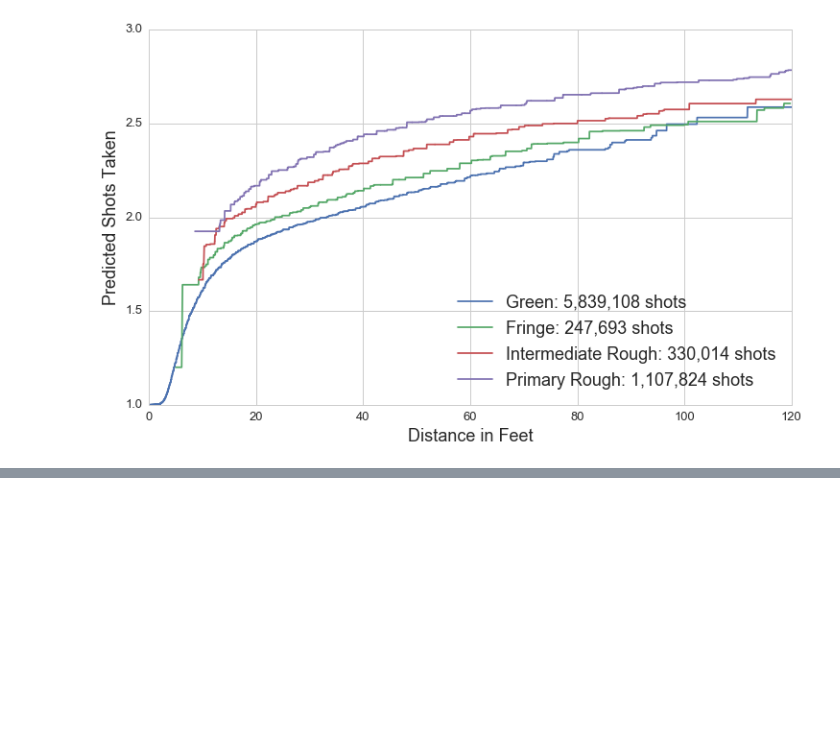
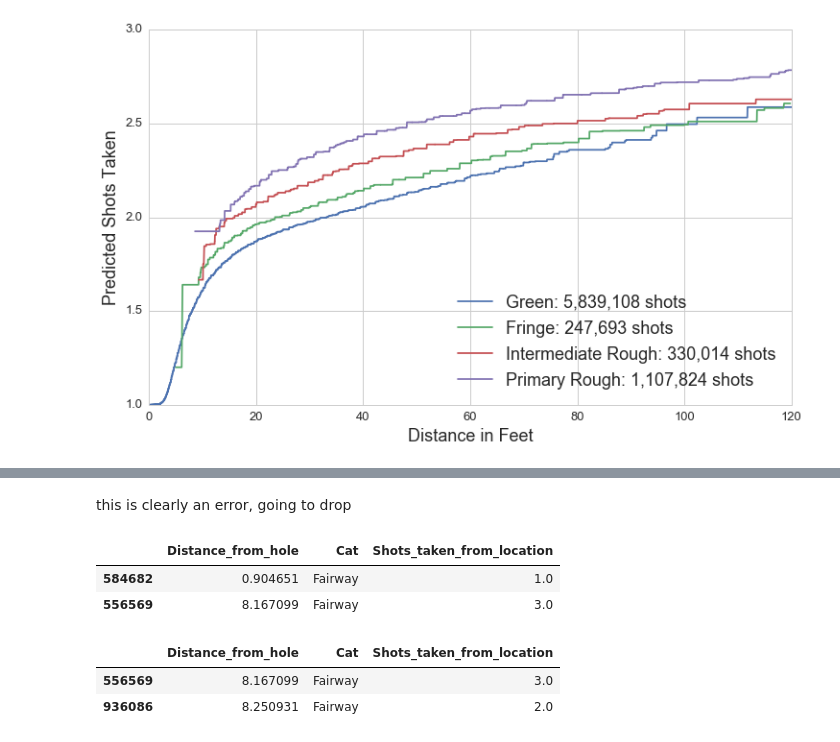
Before and after one commit to adamwlev/StrokesGained2, a Jupyter notebook: PaperStuff/Visualization.ipynb, the cells around one changed output, grey strips where cells are left out. Drawn from its saved outputs; the diff is of its cells as text; code cells hidden in the pictures; blank space fills up the shorter version.

```diff
--- a/PaperStuff/Visualization.ipynb
+++ b/PaperStuff/Visualization.ipynb
@@ -488,0 +489,8 @@ plt.savefig('./../Plots/DistanceModels2.png',dpi=500)
+# %% [markdown]
+this is clearly an error, going to drop
+# %%
+data[data.Cat=='Fairway'].sort_values('Distance_from_hole').head(2)
+# %% [output]
+|  | Distance_from_hole | Cat | Shots_taken_from_location |
+| 584682 | 0.904651 | Fairway | 1.0 |
+| 556569 | 8.167099 | Fairway | 3.0 |
@@ -488,0 +499,6 @@ plt.savefig('./../Plots/DistanceModels2.png',dpi=500)
+# %%
+data[data.Cat=='Fairway'].sort_values('Distance_from_hole').head(2)
+# %% [output]
+|  | Distance_from_hole | Cat | Shots_taken_from_location |
+| 556569 | 8.167099 | Fairway | 3.0 |
+| 936086 | 8.250931 | Fairway | 2.0 |
```
Also changed, not shown: parts of 2 cells of this notebook, 3 other files.
